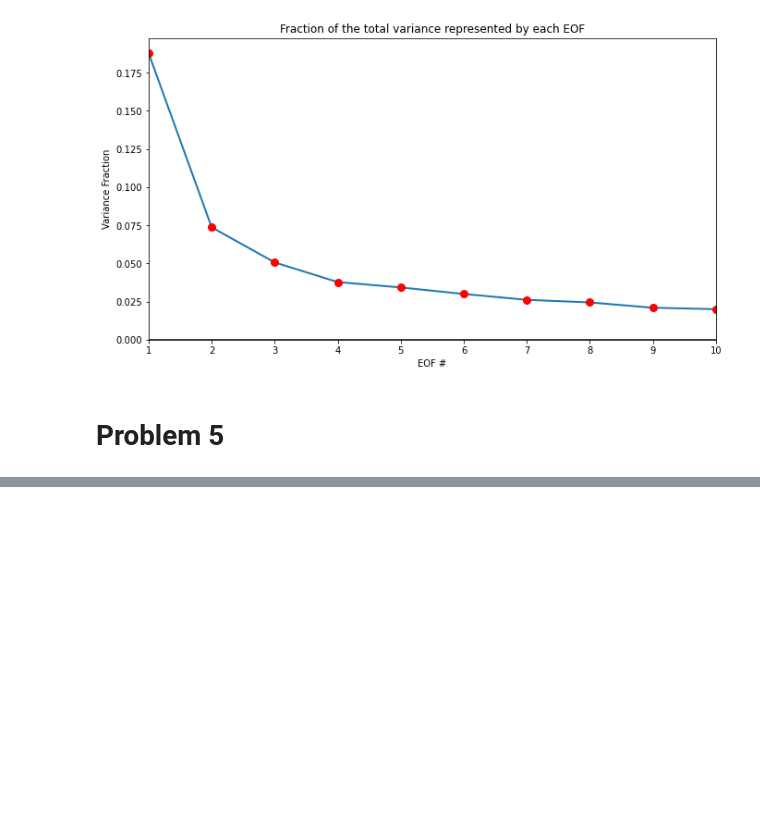
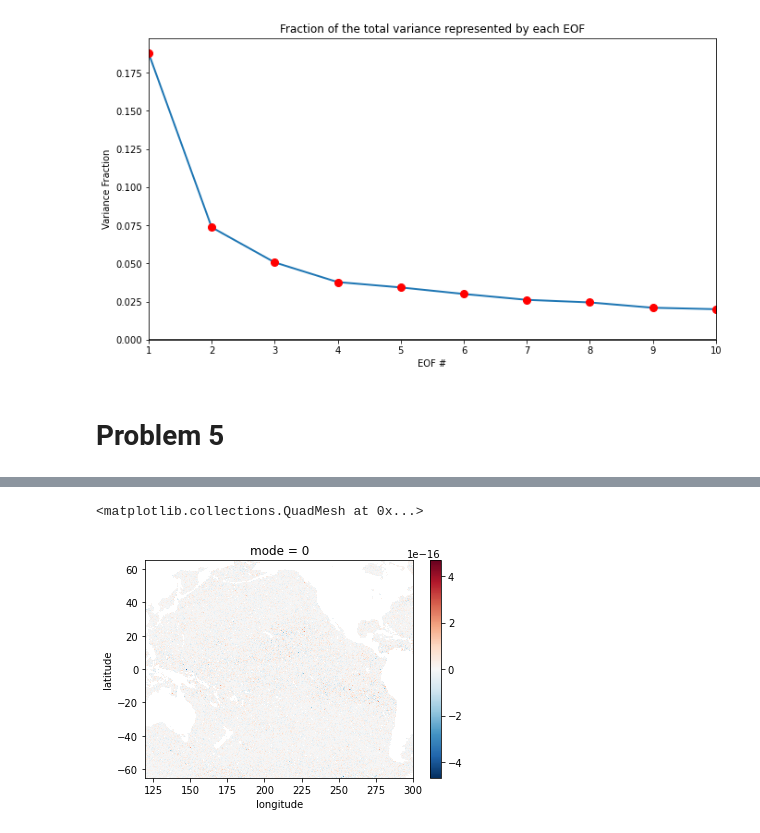
Before and after one commit to atmsillinois/time-series-and-eofs-EWolffWX, a Jupyter notebook: Homework4.ipynb, the cells around one changed output, grey strips where cells are left out. Saved outputs shown, nothing was run; the diff lists cells and outputs as text; code cells hidden in the pictures; blank space fills up the shorter version.

```diff
--- a/Homework4.ipynb
+++ b/Homework4.ipynb
@@ -564,0 +589,2 @@ client.close()
+# %%
+precip_corr = xr.corr(test, detrend_precip, dim='time')
@@ -564,0 +612,5 @@ client.close()
+# %%
+precip_corr.plot()
+# %% [output]
+<matplotlib.collections.QuadMesh at 0x...>
+[figure, added]
```
Also changed, not shown: parts of 5 cells of this notebook, 1 other file.
